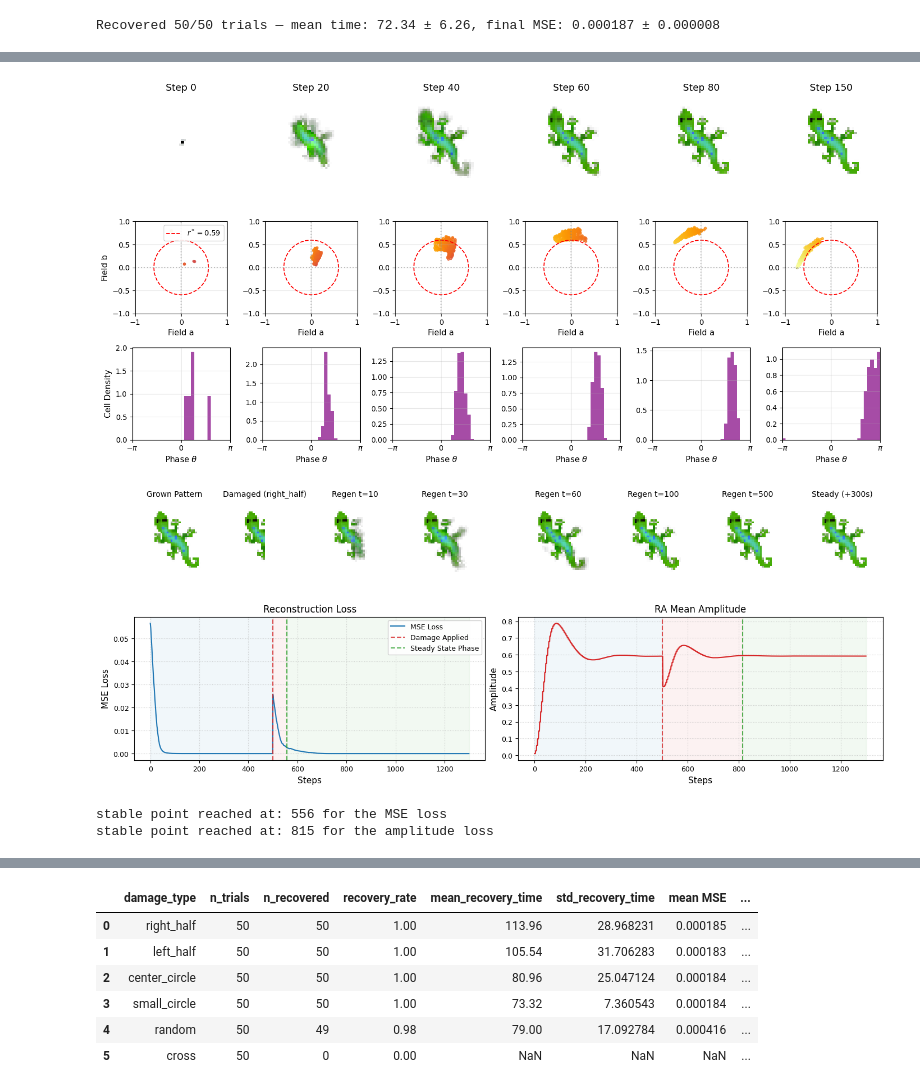
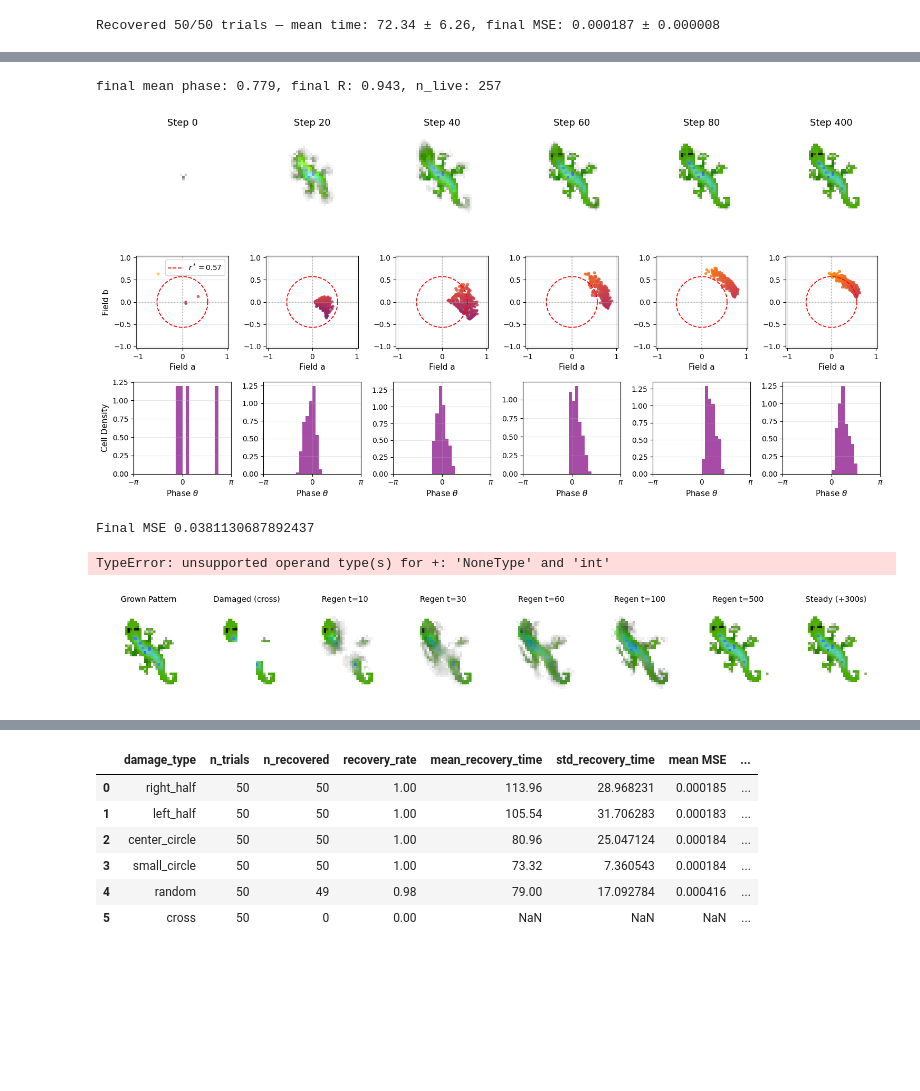
Before and after one commit to lshofsl/Thesis, a Jupyter notebook: NCA_w_RAmod.ipynb, the cells around one changed output, grey strips where cells are left out. Cells and saved outputs as stored; diff of their text form; code cells hidden in the pictures; blank space fills up the shorter version.

```diff
--- a/NCA_w_RAmod.ipynb
+++ b/NCA_w_RAmod.ipynb
@@ -455,7 +439,7 @@ del optim
 torch.cuda.empty_cache()
 # %%
 nca = NCA_RAMod(CHANNELS,hidden_n=HIDDEN_SIZE)
-nca.load_state_dict(torch.load("Trained_models/Gene/NCA_RAMod.pth"))
+nca.load_state_dict(torch.load("Trained_models/Gene/NCA_RAMod_k_4.pth"))
 nca.to(DEVICE).eval()
 # %% [output]
 NCA_RAMod(
@@ -956,11 +936,11 @@ def record_metrics(x_curr, amp_curr, phase_curr):
     phase_history.append(mean_phase.item())
 
 
-capture_steps = [0, 20, 40, 60, 80, 150]
+capture_steps = [0, 20, 40, 60, 80, 400]
 captured_states = {}
 with torch.no_grad():
   x_phase_port = torch.from_numpy(seed[None, ...]).to(DEVICE) if isinstance(seed, np.ndarray) else seed.to(DEVICE)
-  for t in range(160):
+  for t in range(401):
     x_phase_port, amp, phase,_,_ = nca(x_phase_port, step=t, k=4)
     record_metrics(x_phase_port, amp, phase)
     if t in capture_steps:
@@ -976,7 +956,6 @@ theta = np.linspace(0, 2 * np.pi, 200)
 n_cols = len(capture_steps)
 fig, axes = plt.subplots(3, n_cols, figsize=(2.6 * n_cols, 7.5))
 
-# --- shared axis limits, computed once across all captured steps ---
 all_a, all_b = [], []
 for step_idx in capture_steps:
     a_live, b_live, _ = get_living_ab(captured_states[step_idx])
@@ -987,9 +966,9 @@ all_b = np.concatenate(all_b) if len(np.concatenate(all_b)) else np.array([0.0])
 
 lim = max(r_star, np.abs(all_a).max(), np.abs(all_b).max()) * 1.15
 
-FONT = 13  # bump up for print legibility
+FONT = 13
 
-sc = None  # keep a reference for a single shared colorbar later
+sc = None
 
 for col, step_idx in enumerate(capture_steps):
     state = captured_states[step_idx]
@@ -1041,10 +1020,25 @@ for col, step_idx in enumerate(capture_steps):
     axes[2, col].grid(True, alpha=0.3)
 
 
-plt.tight_layout(rect=[0, 0, 0.97, 1])  # leave room for the colorbar on the right
+def circular_mean_and_R(angles_arr):
+    sin_sum = np.sin(angles_arr).sum()
+    cos_sum = np.cos(angles_arr).sum()
+    n = len(angles_arr)
+    mean_phase = np.arctan2(sin_sum / n, cos_sum / n)
+    R = np.sqrt(sin_sum**2 + cos_sum**2) / n
+    return mean_phase, R
+
+final_a, final_b, _ = get_living_ab(captured_states[400])
+final_angles = np.arctan2(final_b, final_a)
+mean_phase, R = circular_mean_and_R(final_angles)
+print(f"final mean phase: {mean_phase:.3f}, final R: {R:.3f}, n_live: {len(final_angles)}")
+
+
+plt.tight_layout(rect=[0, 0, 0.97, 1])
 plt.show()
 # %% [output]
+final mean phase: 0.779, final R: 0.943, n_live: 257
-[figure, old version]
+[figure, new version]
 # %%
 def apply_damage(x, damage_type='right_half', circle_radius=5):
     """
@@ -1212,11 +1208,11 @@ def visualize_regeneration(nca, seed, base, damage,
     print("stable point reached at:", steady_mse_step, "for the MSE loss")
     print("stable point reached at:", steady_amp_step, "for the amplitude loss")
 # %%
-visualize_regeneration(nca, seed, base, "right_half")
+visualize_regeneration(nca, seed, base, "cross")
 # %% [output]
+Final MSE 0.0381130687892437
+TypeError: unsupported operand type(s) for +: 'NoneType' and 'int'
-[figure, old version]
+[figure, new version]
-stable point reached at: 556 for the MSE loss
-stable point reached at: 815 for the amplitude loss
 # %%
 def visualize_damage_gates(nca, seed, base, damage,
                             steps_grow=100, steps_regen=100,
```
Also changed, not shown: parts of 13 cells of this notebook.
